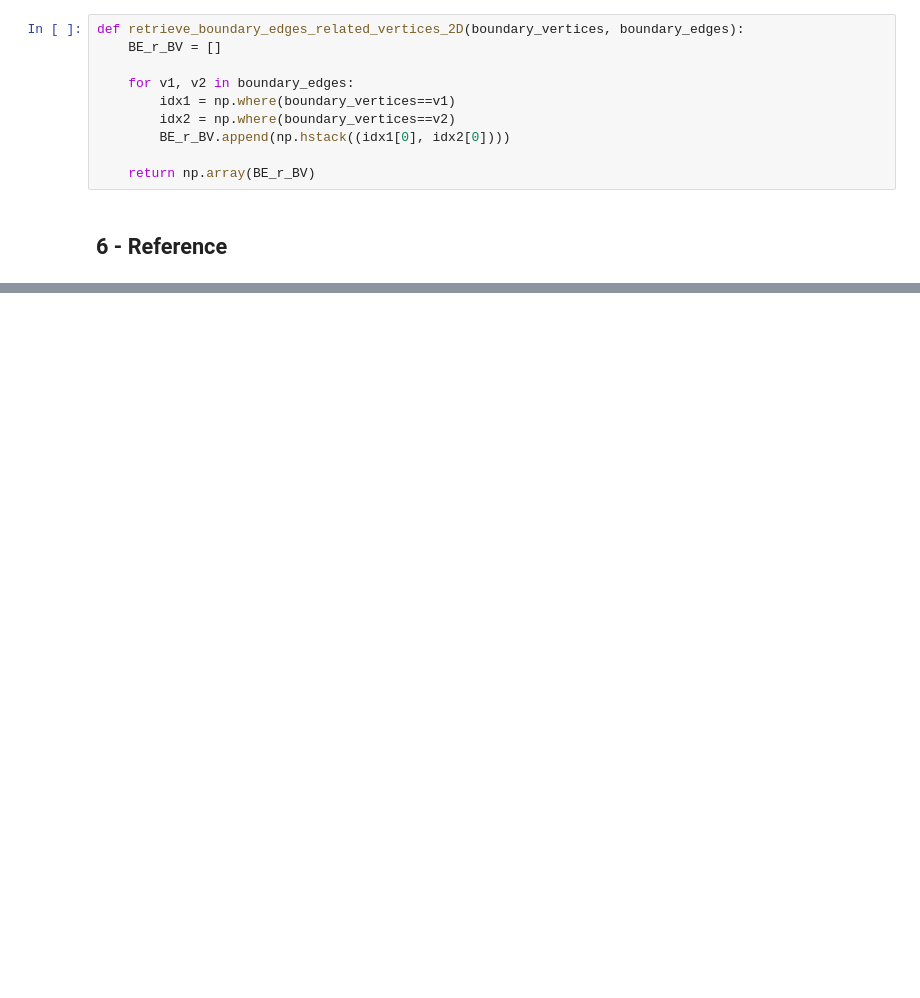
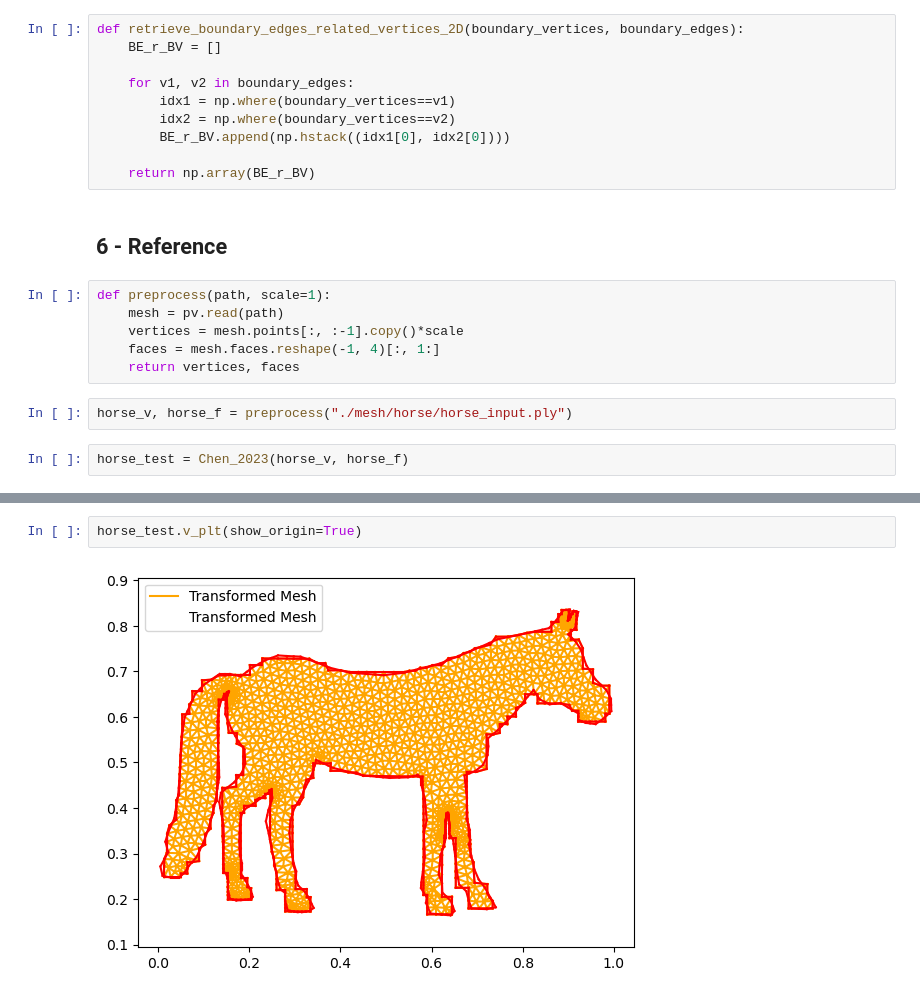
Before and after one commit to scyyc1/ED_Dissertation, a Jupyter notebook: Week 13/Week 13.ipynb, the cells around one changed output, grey strips where cells are left out. Drawn from its saved outputs; the diff is of its cells as text; blank space fills up the shorter version.

```diff
--- a/Week 13/Week 13.ipynb
+++ b/Week 13/Week 13.ipynb
@@ -472,3 +476,13 @@ def retrieve_boundary_edges_related_vertices_2D(boundary_vertices, boundary_edge
 1. [Liu C, Yu W, Chen Z, et al. Distributed poly-square mapping for large-scale semi-structured quad mesh generation[J]. Computer-Aided Design, 2017, 90: 5-17.](https://www.sciencedirect.com/science/article/pii/S0010448517300714?casa_token=JiylsQjWSkQAAAAA:RnbFGyT8qf-EsojvYlxX-if7lhZx1TwO8i0XjTwlYa-y1AqIkVAOJHRwOm5VrxhaAUkET4LSkRc)
 <a name='ref-2'></a>
 1. [Hormann K, Greiner G. MIPS: An efficient global parametrization method[J]. Curve and Surface Design: Saint-Malo 1999, 2000: 153-162.](https://citeseerx.ist.psu.edu/document?repid=rep1&type=pdf&doi=02e4f09c9a6d0d770d31c9289d30b7b4e9b5d974) -->
+# %%
+def preprocess(path, scale=1):
+    mesh = pv.read(path)
+    vertices = mesh.points[:, :-1].copy()*scale
+    faces = mesh.faces.reshape(-1, 4)[:, 1:]
+    return vertices, faces
+# %%
+horse_v, horse_f = preprocess("./mesh/horse/horse_input.ply")
+# %%
+horse_test = Chen_2023(horse_v, horse_f)
@@ -474,0 +509,4 @@ def retrieve_boundary_edges_related_vertices_2D(boundary_vertices, boundary_edge
+# %%
+horse_test.v_plt(show_origin=True)
+# %% [output]
+[figure, added]
```
Also changed, not shown: parts of 28 cells of this notebook, 14 other files.
